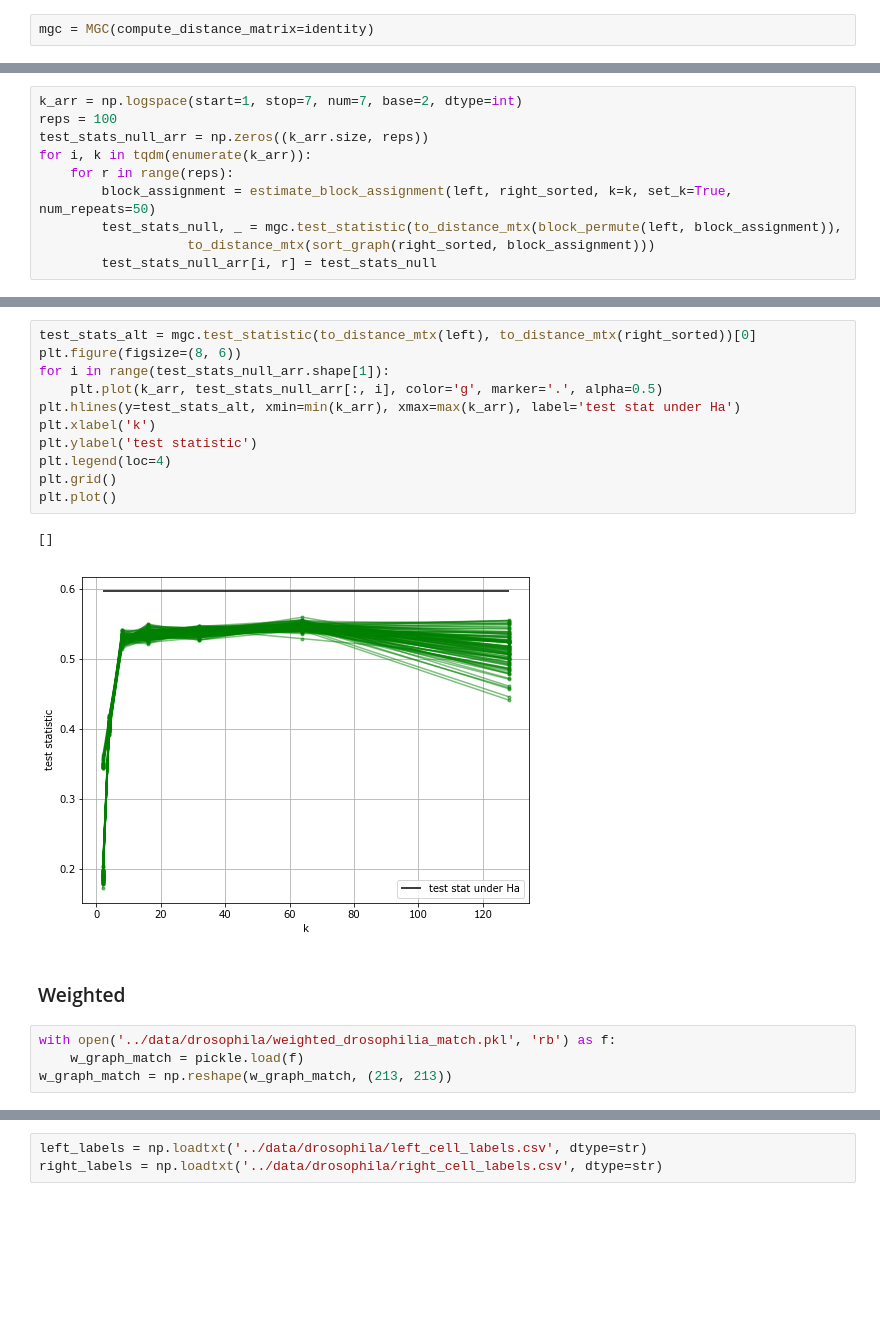
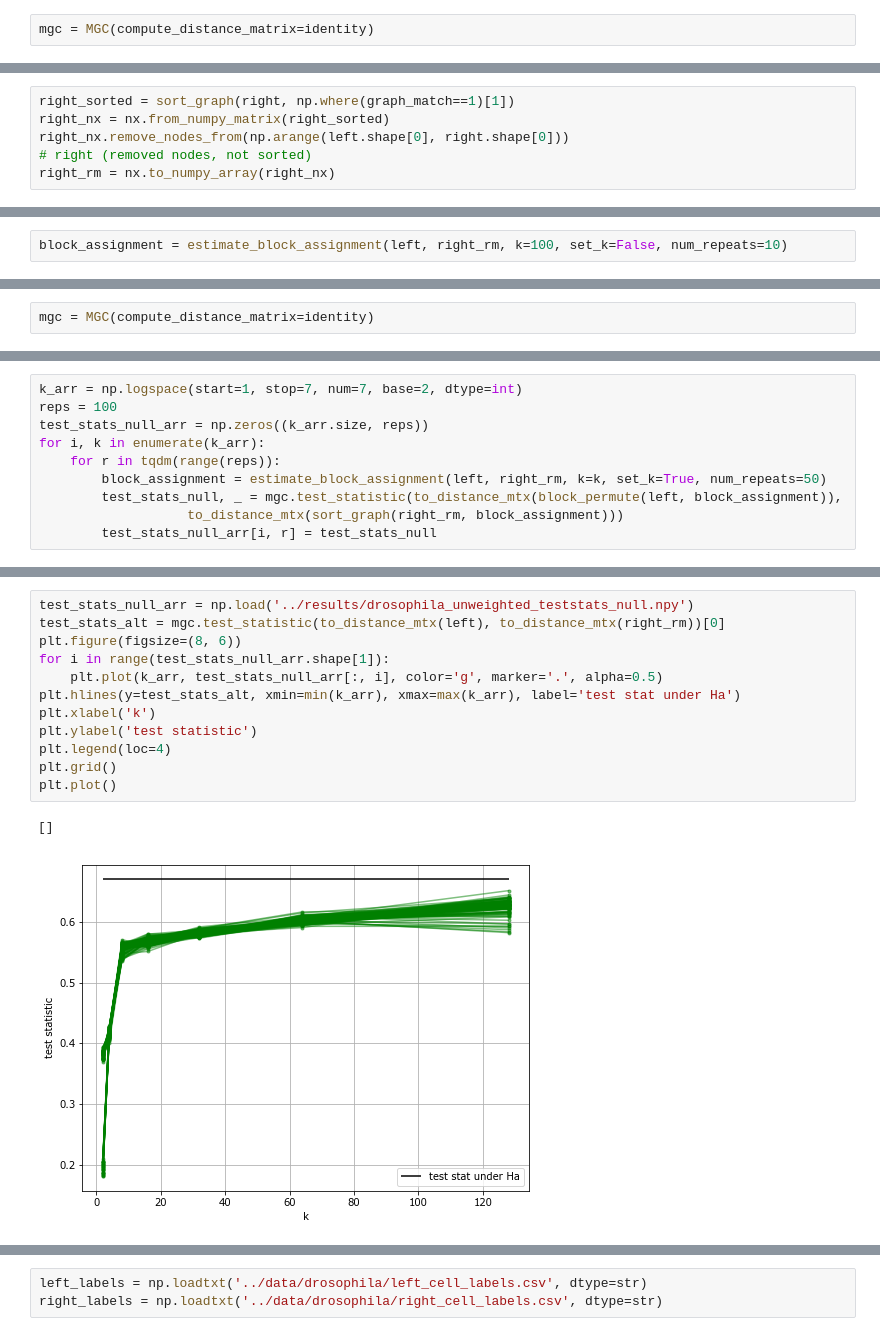
Before and after one commit to junhaobearxiong/graph_independence_test, a Jupyter notebook: notebooks/2019-04-11_real_data_drosophila.ipynb, the cells around one changed output, grey strips where cells are left out. Cells and saved outputs as stored; diff of their text form; blank space fills up the shorter version.

```diff
--- a/notebooks/2019-04-11_real_data_drosophila.ipynb
+++ b/notebooks/2019-04-11_real_data_drosophila.ipynb
@@ -88,0 +171,6 @@ mgc.test_statistic(to_distance_mtx(left), to_distance_mtx(right_sorted))
+# %%
+right_sorted = sort_graph(right, np.where(graph_match==1)[1])
+right_nx = nx.from_numpy_matrix(right_sorted)
+right_nx.remove_nodes_from(np.arange(left.shape[0], right.shape[0]))
+# right (removed nodes, not sorted)
+right_rm = nx.to_numpy_array(right_nx)
@@ -88,0 +187,2 @@ mgc.test_statistic(to_distance_mtx(left), to_distance_mtx(right_sorted))
+# %%
+block_assignment = estimate_block_assignment(left, right_rm, k=100, set_k=False, num_repeats=10)
@@ -89 +199,3 @@ mgc.test_statistic(to_distance_mtx(left), to_distance_mtx(right_sorted))
+# %%
+mgc = MGC(compute_distance_matrix=identity)
 # %%
@@ -99,9 +208,9 @@ warnings.filterwarnings('ignore')
 k_arr = np.logspace(start=1, stop=7, num=7, base=2, dtype=int)
 reps = 100
 test_stats_null_arr = np.zeros((k_arr.size, reps))
-for i, k in tqdm(enumerate(k_arr)):
-    for r in range(reps):
-        block_assignment = estimate_block_assignment(left, right_sorted, k=k, set_k=True, num_repeats=50)
+for i, k in enumerate(k_arr):
+    for r in tqdm(range(reps)):
+        block_assignment = estimate_block_assignment(left, right_rm, k=k, set_k=True, num_repeats=50)
         test_stats_null, _ = mgc.test_statistic(to_distance_mtx(block_permute(left, block_assignment)),
-                   to_distance_mtx(sort_graph(right_sorted, block_assignment)))
+                   to_distance_mtx(sort_graph(right_rm, block_assignment)))
         test_stats_null_arr[i, r] = test_stats_null
@@ -108,20 +230,15 @@ for i, k in tqdm(enumerate(k_arr)):
 # %%
-test_stats_alt = mgc.test_statistic(to_distance_mtx(left), to_distance_mtx(right_sorted))[0]
+test_stats_null_arr = np.load('../results/drosophila_unweighted_teststats_null.npy')
+test_stats_alt = mgc.test_statistic(to_distance_mtx(left), to_distance_mtx(right_rm))[0]
 plt.figure(figsize=(8, 6))
 for i in range(test_stats_null_arr.shape[1]):
     plt.plot(k_arr, test_stats_null_arr[:, i], color='g', marker='.', alpha=0.5)
 plt.hlines(y=test_stats_alt, xmin=min(k_arr), xmax=max(k_arr), label='test stat under Ha')
 plt.xlabel('k')
 plt.ylabel('test statistic')
 plt.legend(loc=4)
 plt.grid()
 plt.plot()
 # %% [output]
 []
-[figure, old version]
+[figure, new version]
-# %% [markdown]
-### Weighted
-# %%
-with open('../data/drosophila/weighted_drosophilia_match.pkl', 'rb') as f:
-    w_graph_match = pickle.load(f)
-w_graph_match = np.reshape(w_graph_match, (213, 213))
```
Also changed, not shown: parts of 69 cells of this notebook, 5 other files.
